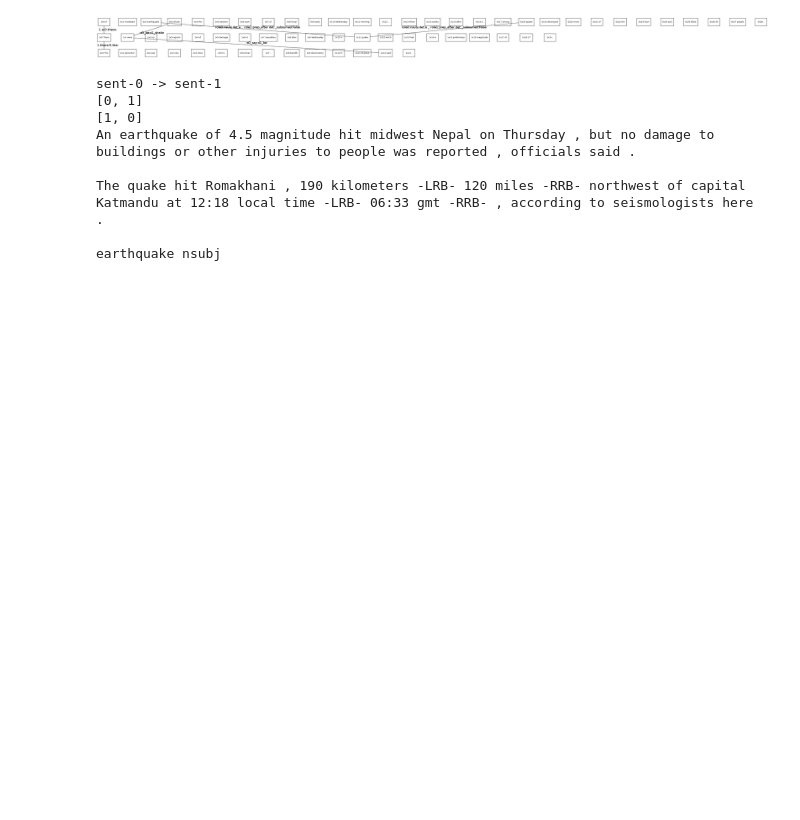
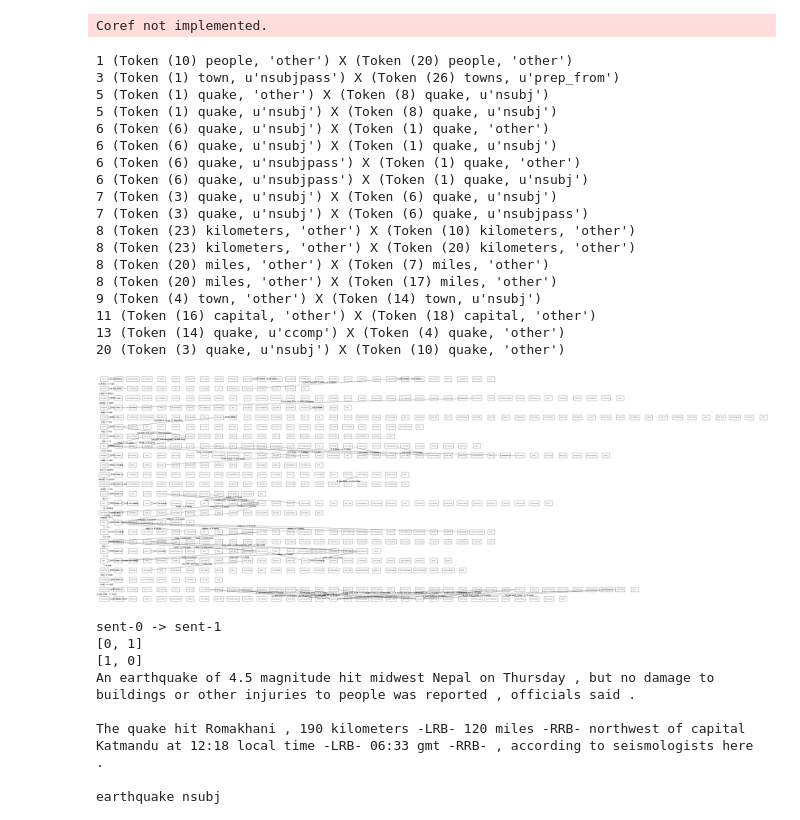
Before and after one commit to kedz/discourse, a Jupyter notebook: notebooks/Visual Aid.ipynb, the cells around one changed output. Cells and saved outputs as stored; diff of their text form; code cells hidden in the pictures; blank space fills up the shorter version.

```diff
--- a/notebooks/Visual Aid.ipynb
+++ b/notebooks/Visual Aid.ipynb
@@ -43,35 +51,56 @@ The epicenter was very close to Dinar , Kandilli observatory in Istanbul said .
 # %%
+doc = cnlp.Document(xmls[37])
+model = RushModel(doc, history=2)
 trans = model.gold_transitions()
 order = recover_order(model.gold_transitions())
 
 G = pgv.AGraph()
 nsents = len(order)
 for i, sindex in enumerate(order):
     for j, w in enumerate(doc[sindex]):
-        G.add_node('{}x{} {}'.format(sindex, j, w.word), shape='box', fontsize='10.0', pos='{},{}!'.format(j*1.5, nsents - i))
+        G.add_node(u'{}x{} {}'.format(sindex, j, unicode(w)), shape='box', fontsize='10.0', pos='{},{}!'.format(j*1.5, nsents - i))
 
 
 for tran in trans:
     model.feature_map(tran)
     feats = model._t
     for feat in feats:
         #print feat
         indices = feat[1]
         s0 = indices[0][0]
         w0 = indices[0][1]
         s1 = indices[1][0]
         w1 = indices[1][1]
-        n0 = '{}x{} {}'.format(s0, w0, doc[s0][w0].word)
-        n1 = '{}x{} {}'.format(s1, w1, doc[s1][w1].word)
+        n0 = u'{}x{} {}'.format(s0, w0, unicode(doc[s0][w0]))
+        n1 = u'{}x{} {}'.format(s1, w1, unicode(doc[s1][w1]))
 
         G.add_edge(n0, n1, label=feat[0])
 
 G.layout(prog='neato')
 G.draw('/tmp/toctree.png')
 from IPython.display import Image
 Image(filename='/tmp/toctree.png')
 # %% [output]
+Coref not implemented.
+1 (Token (10) people, 'other') X (Token (20) people, 'other')
+3 (Token (1) town, u'nsubjpass') X (Token (26) towns, u'prep_from')
+5 (Token (1) quake, 'other') X (Token (8) quake, u'nsubj')
+5 (Token (1) quake, u'nsubj') X (Token (8) quake, u'nsubj')
+6 (Token (6) quake, u'nsubj') X (Token (1) quake, 'other')
+6 (Token (6) quake, u'nsubj') X (Token (1) quake, u'nsubj')
+6 (Token (6) quake, u'nsubjpass') X (Token (1) quake, 'other')
+6 (Token (6) quake, u'nsubjpass') X (Token (1) quake, u'nsubj')
+7 (Token (3) quake, u'nsubj') X (Token (6) quake, u'nsubj')
+7 (Token (3) quake, u'nsubj') X (Token (6) quake, u'nsubjpass')
+8 (Token (23) kilometers, 'other') X (Token (10) kilometers, 'other')
+8 (Token (23) kilometers, 'other') X (Token (20) kilometers, 'other')
+8 (Token (20) miles, 'other') X (Token (7) miles, 'other')
+8 (Token (20) miles, 'other') X (Token (17) miles, 'other')
+9 (Token (4) town, 'other') X (Token (14) town, u'nsubj')
+11 (Token (16) capital, 'other') X (Token (18) capital, 'other')
+13 (Token (14) quake, u'ccomp') X (Token (4) quake, 'other')
+20 (Token (3) quake, u'nsubj') X (Token (10) quake, 'other')
-[figure, old version]
+[figure, new version]
 # %%
 trans = model.gold_transitions()[1]
 print trans
```
Also changed, not shown: parts of 2 cells of this notebook, 27 other files.
